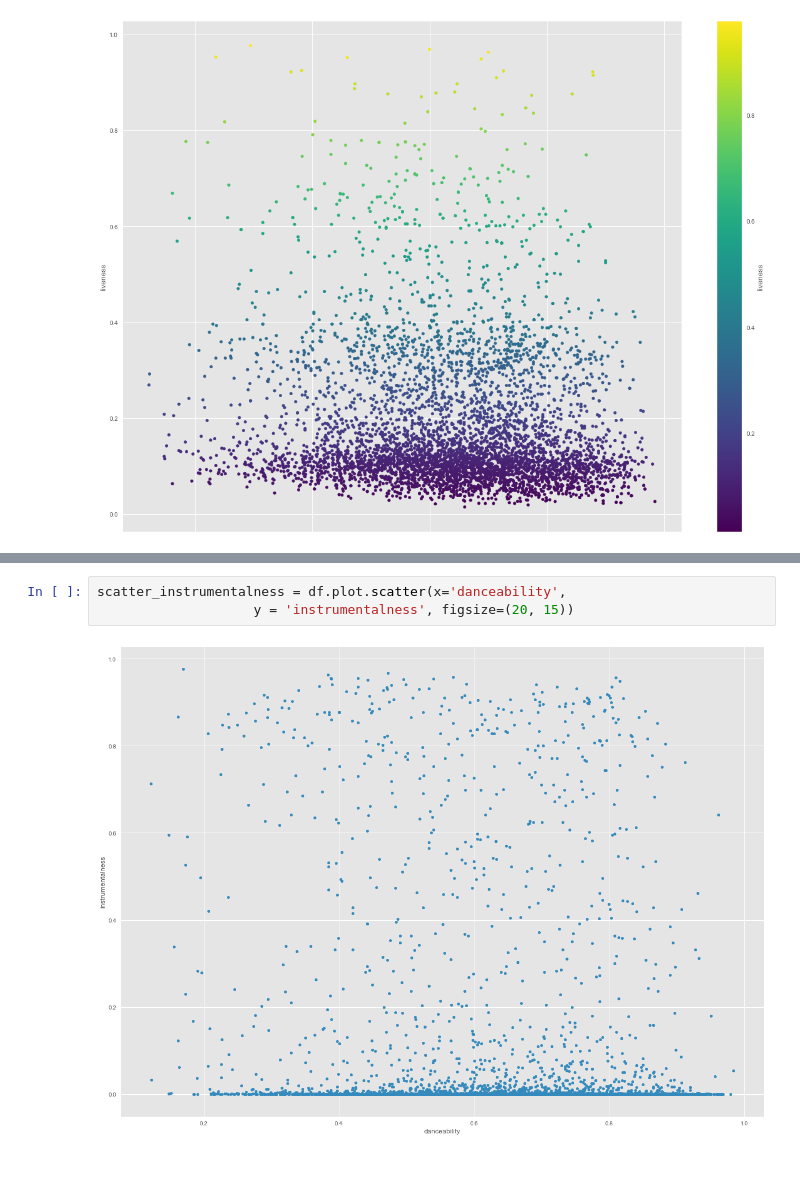
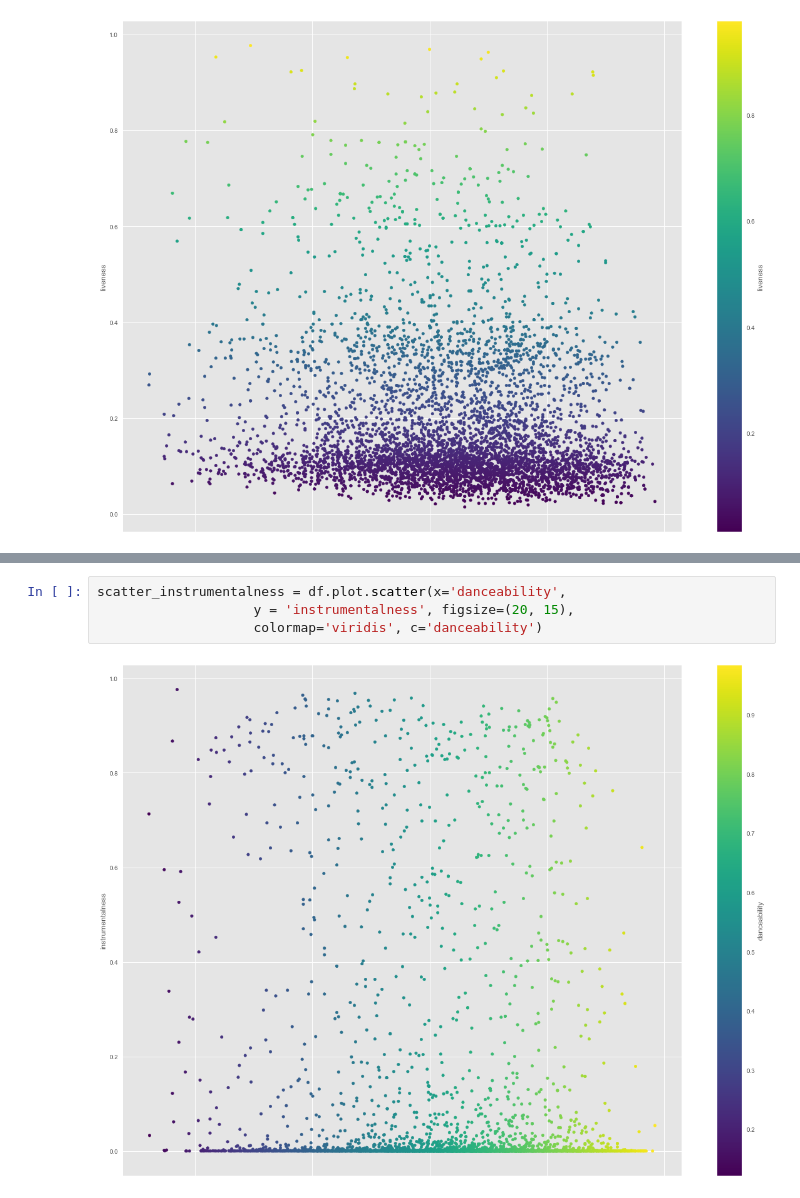
Before and after one commit to parzival611/SpotifyML, a Jupyter notebook: Spotify data pre processing.ipynb, the cells around one changed output, grey strips where cells are left out. Drawn from its saved outputs; the diff is of its cells as text; blank space fills up the shorter version.

```diff
--- a/Spotify data pre processing.ipynb
+++ b/Spotify data pre processing.ipynb
@@ -111,7 +119,8 @@ scatter_valence = df.plot.scatter(x='danceability',
 # %%
 scatter_instrumentalness = df.plot.scatter(x='danceability',
-                    y = 'instrumentalness', figsize=(20, 15))
+                    y = 'instrumentalness', figsize=(20, 15),
+                    colormap='viridis', c='danceability')
 # %% [output]
-[figure, old version]
+[figure, new version]
 # %%
 scatter_loudness = df.plot.scatter(x='danceability',
```
Also changed, not shown: parts of 7 cells of this notebook, 2 other files.
